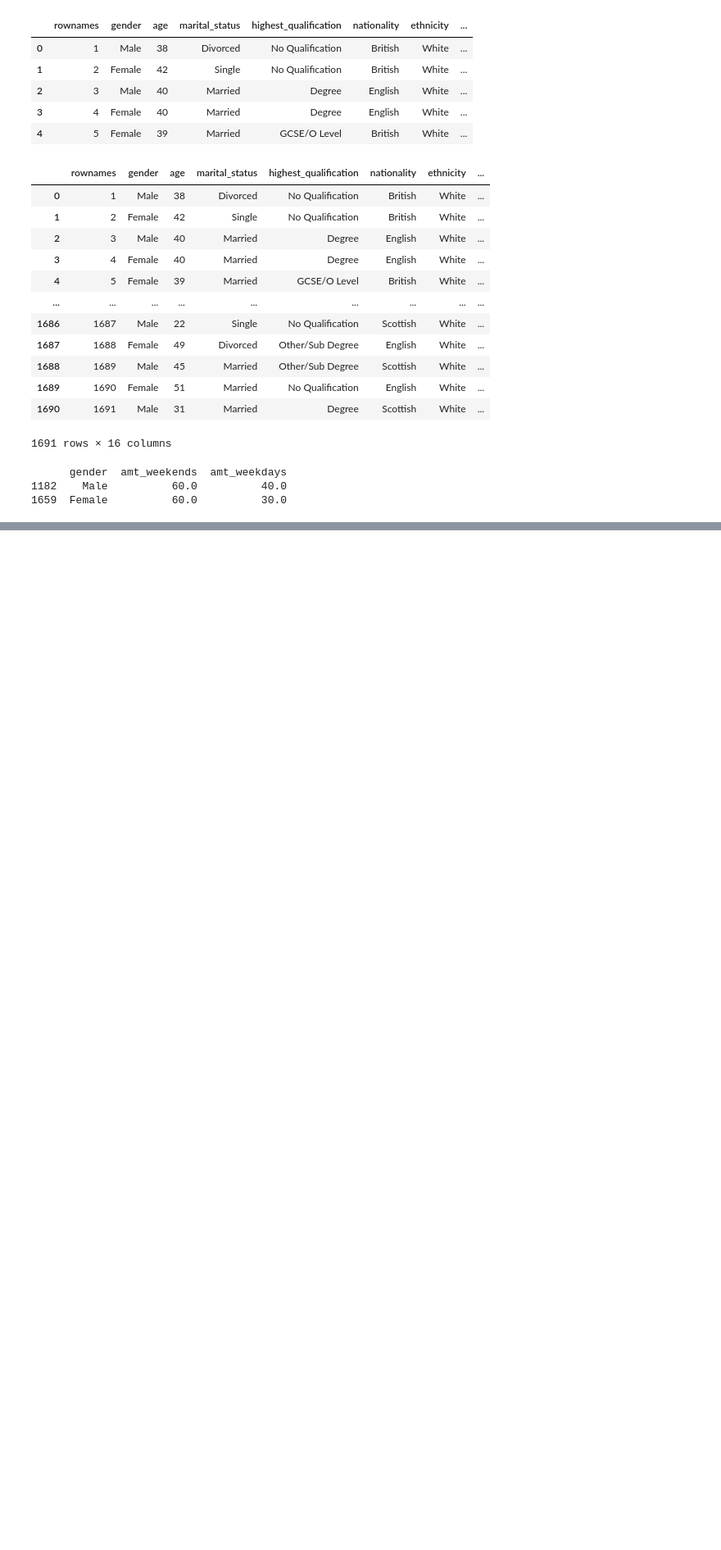
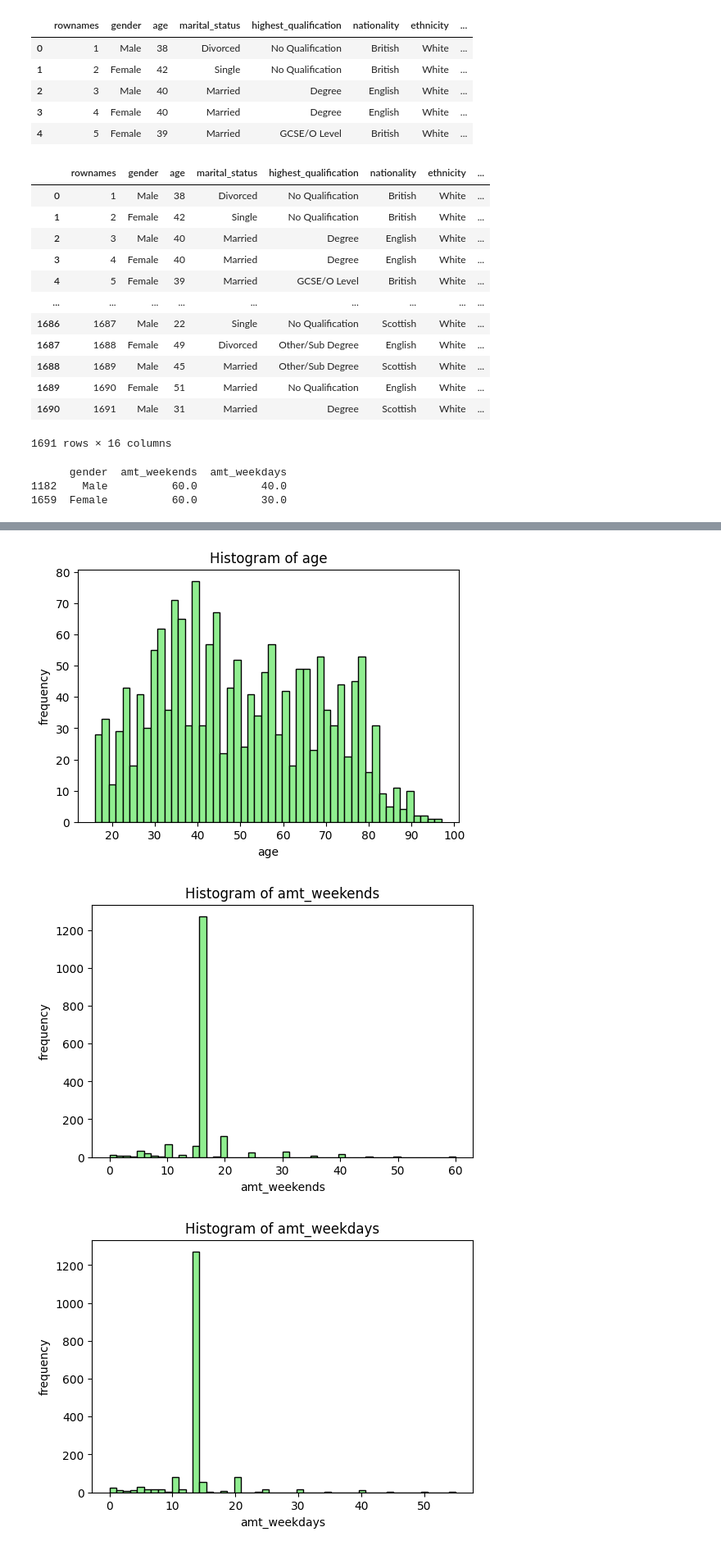
Before and after one commit to GeetAvaneesh/Exploratory-Data-Analytics-project-on-smoking-data-set-22BDS0343, a Jupyter notebook: 22BDS0343_EDA_Theory_GeetAvaneesh.ipynb, the cells around one changed output, grey strips where cells are left out. Shown at 82% size. Saved outputs shown, nothing was run; the diff lists cells and outputs as text; code cells hidden in the pictures; blank space fills up the shorter version.

```diff
--- a/22BDS0343_EDA_Theory_GeetAvaneesh.ipynb
+++ b/22BDS0343_EDA_Theory_GeetAvaneesh.ipynb
@@ -594,0 +790,16 @@ print(weekends_outliers[['gender','amt_weekends','amt_weekdays']])
+# %%
+# nanalysis for numerical columns
+import matplotlib.pyplot as plt
+
+num_cols = ['age', 'amt_weekends', 'amt_weekdays']
+for i in num_cols:
+    plt.figure(figsize=(6,4))
+    plt.hist(df[i], bins=50, color='lightgreen',edgecolor='black')
+    plt.title(f"Histogram of {i}")
+    plt.xlabel(i)
+    plt.ylabel("frequency")
+    plt.show()
+# %% [output]
+[figure, added]
+[figure, added]
+[figure, added]
```
Also changed, not shown: parts of 20 cells of this notebook.
